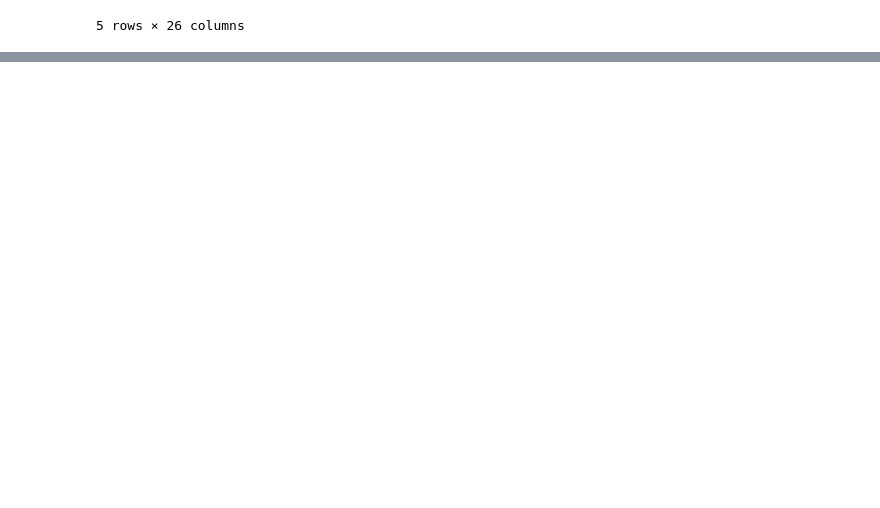
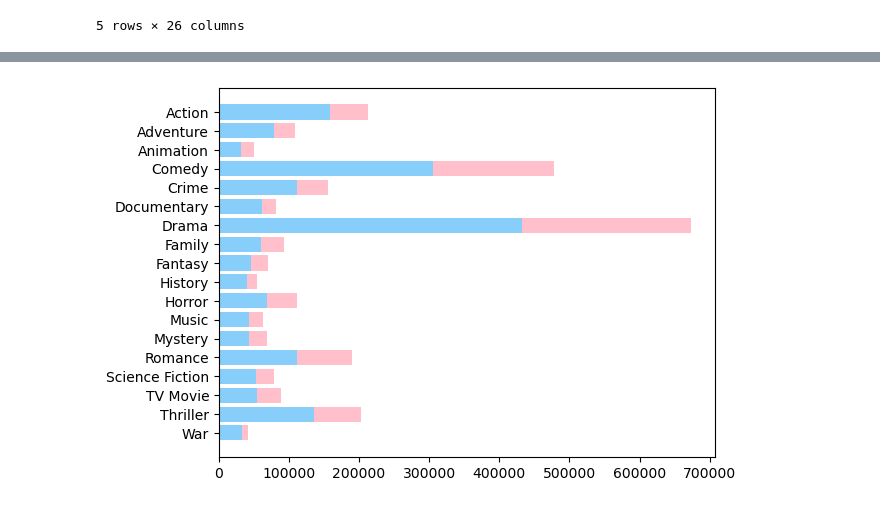
Before and after one commit to zeeros/final-project-bda, a Jupyter notebook: tmdb_gender_project.ipynb, the cells around one changed output, grey strips where cells are left out. Cells and saved outputs as stored; diff of their text form; code cells hidden in the pictures; blank space fills up the shorter version.

```diff
--- a/tmdb_gender_project.ipynb
+++ b/tmdb_gender_project.ipynb
@@ -400,0 +449,23 @@ With the above in mind, we can try to answer some questions.
+# %%
+categories_count_female = []
+categories_count_male = []
+catgs = moviesdf.columns[-19:-1]
+for category_col in catgs:
+    df = moviesdf.groupby(category_col).agg({'count_cast_gender_1': ['sum'], 'count_cast_gender_2': ['sum']}).reset_index()
+    categories_count_female.append(df[1:]['count_cast_gender_1', 'sum'][1])
+    categories_count_male.append(df[1:]['count_cast_gender_2', 'sum'][1])
+# %%
+import numpy as np
+
+plt.rcdefaults()
+fig, ax = plt.subplots()
+y_pos = np.arange(len(catgs))
+ax.barh(y_pos, categories_count_male, color='lightskyblue')
+ax.barh(y_pos, categories_count_female, left=categories_count_male, color='pink')
+ax.set_yticks(y_pos)
+ax.set_yticklabels(catgs)
+ax.invert_yaxis()
+
+plt.show()
+# %% [output]
+[figure, added]
```
Also changed, not shown: parts of 16 cells of this notebook.
